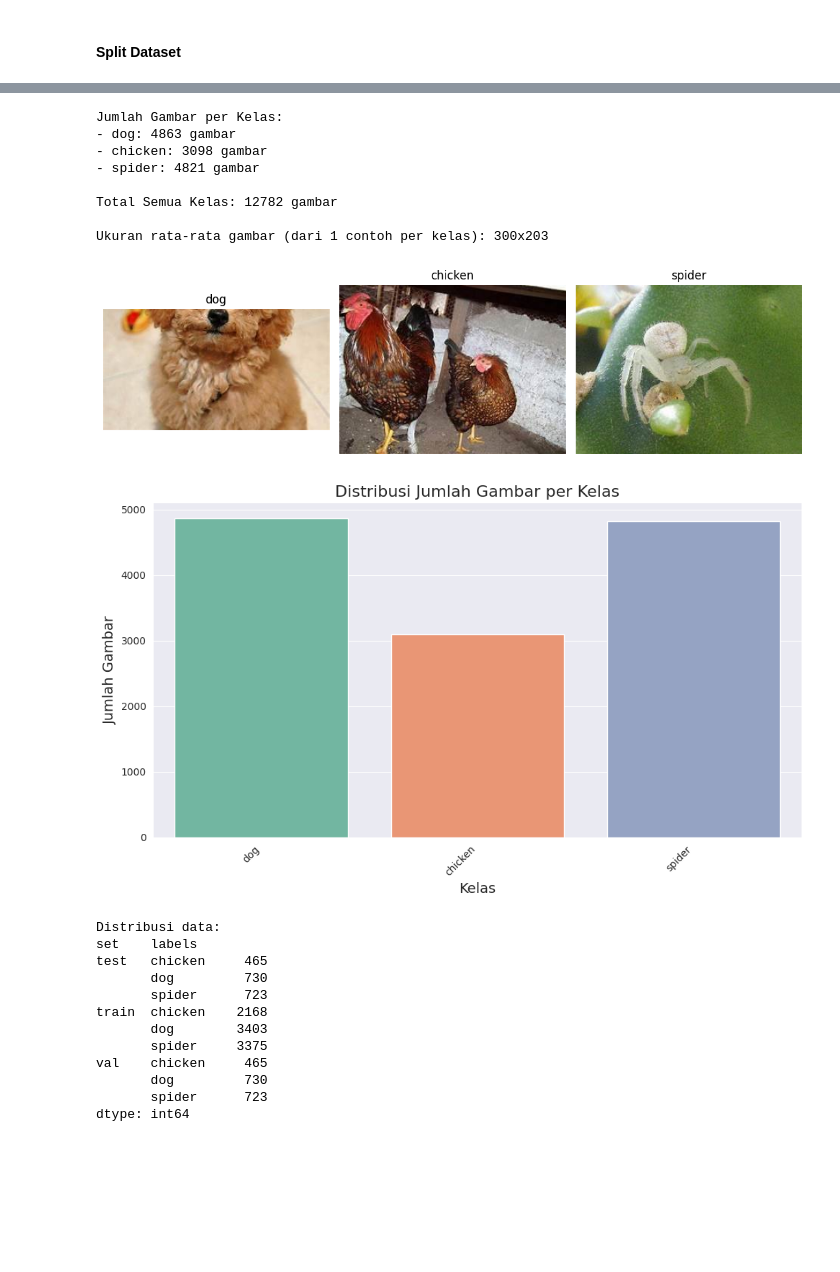
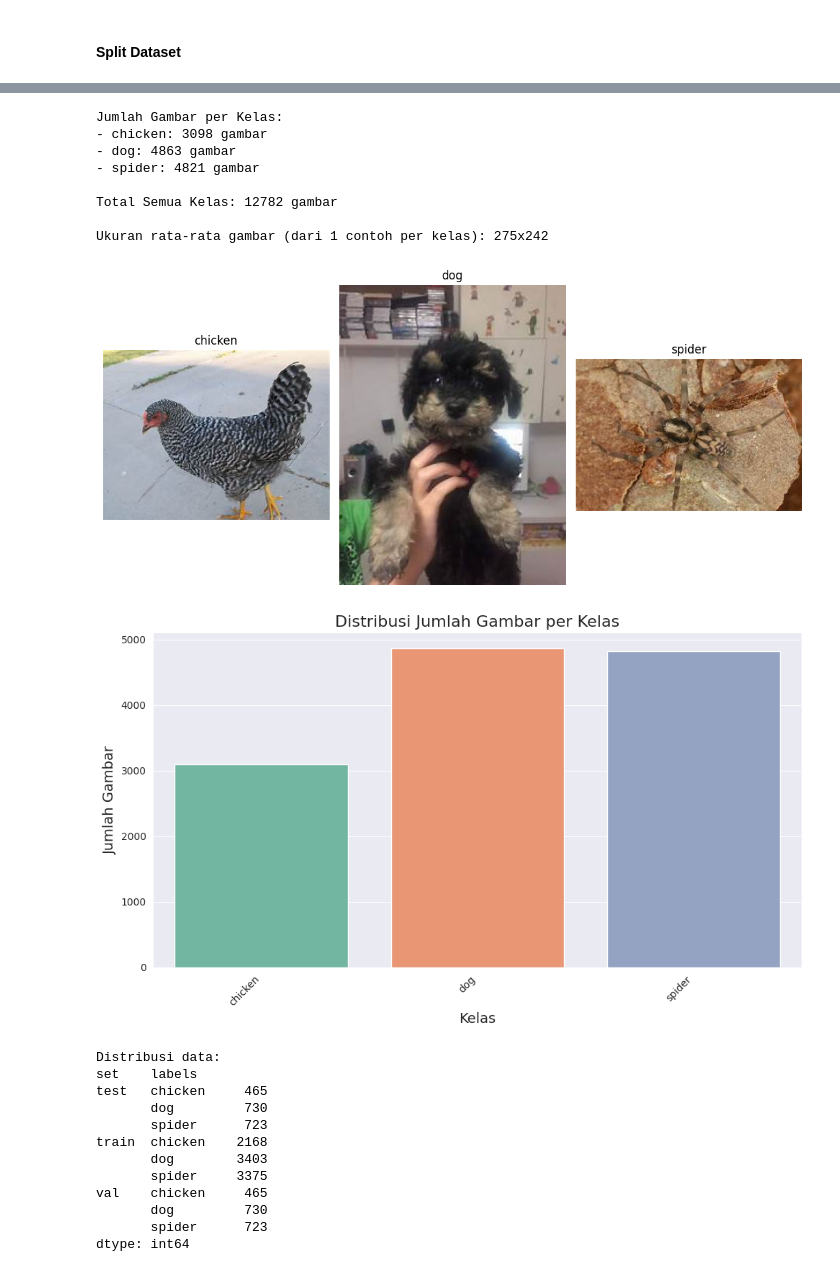
Before and after one commit to khansartz/Animal-Classification, a Jupyter notebook: notebook.ipynb, the cells around one changed output, grey strips where cells are left out. Drawn from its saved outputs; the diff is of its cells as text; code cells hidden in the pictures; blank space fills up the shorter version.

```diff
--- a/notebook.ipynb
+++ b/notebook.ipynb
@@ -157,7 +154,7 @@ Renamed gatto ➡️ cat
 dataset_path = "raw-img/"
 
 # Kelas yang akan digunakan
-selected_classes = ['dog', 'chicken', 'spider']
+selected_classes = ['chicken', 'dog', 'spider']
 
 image_counts = {}
 image_shapes = []
@@ -184,36 +181,36 @@ total_images = 0
 for cls, count in image_counts.items():
     print(f"- {cls}: {count} gambar")
     total_images += count
 
 # Print total gambar
 print(f"\nTotal Semua Kelas: {total_images} gambar")
 
 # Cek dimensi rata-rata
 widths, heights = zip(*image_shapes)
 avg_width = sum(widths) // len(widths)
 avg_height = sum(heights) // len(heights)
 print(f"\nUkuran rata-rata gambar (dari 1 contoh per kelas): {avg_width}x{avg_height}")
 
 # Menampilkan contoh gambar dari tiap kelas
 plt.figure(figsize=(len(selected_classes) * 3.5, 5))
 for i, cls in enumerate(selected_classes):
     plt.subplot(1, len(selected_classes), i + 1)
     plt.imshow(example_images[cls])
     plt.title(cls)
     plt.axis('off')
 
 plt.tight_layout()
 plt.show()
 # %% [output]
 Jumlah Gambar per Kelas:
+- chicken: 3098 gambar
 - dog: 4863 gambar
-- chicken: 3098 gambar
 - spider: 4821 gambar
 
 Total Semua Kelas: 12782 gambar
 
-Ukuran rata-rata gambar (dari 1 contoh per kelas): 300x203
+Ukuran rata-rata gambar (dari 1 contoh per kelas): 275x242
-[figure, old version]
+[figure, new version]
 # %%
 image_paths = []
 labels = []
@@ -246,7 +243,7 @@ plt.xticks(rotation=45, ha="right")
 plt.tight_layout()
 plt.show()
 # %% [output]
-[figure, old version]
+[figure, new version]
 # %%
 image_paths = []
 labels = []
```
Also changed, not shown: parts of 13 cells of this notebook.
